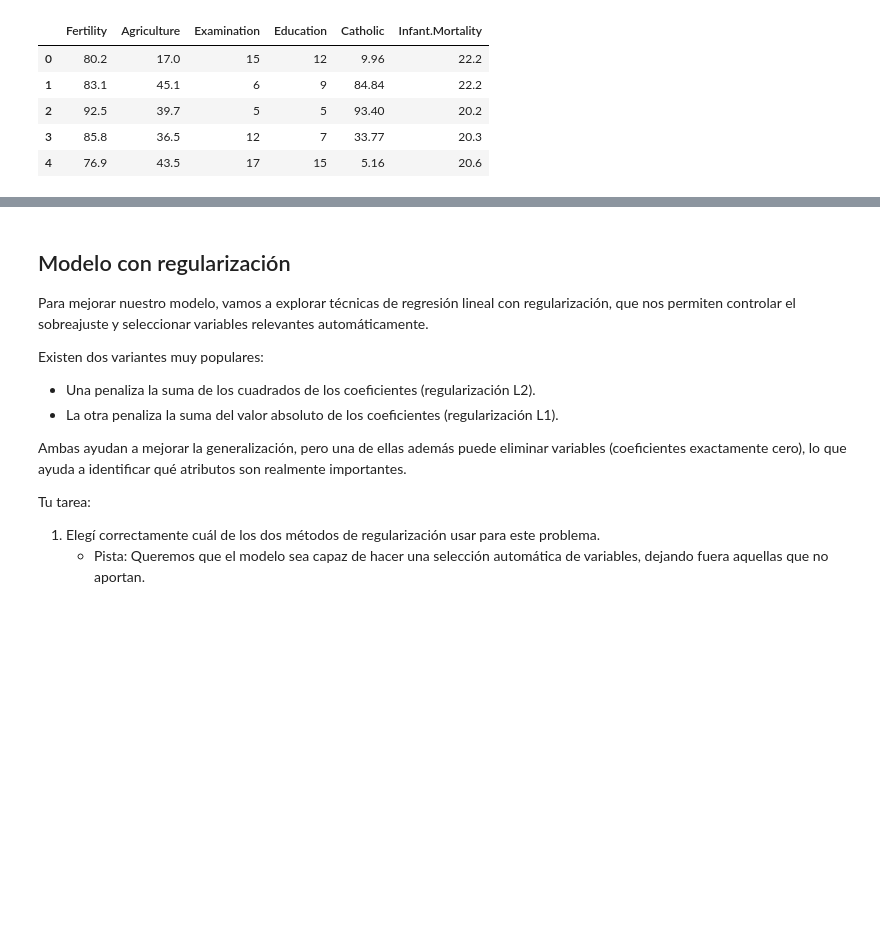
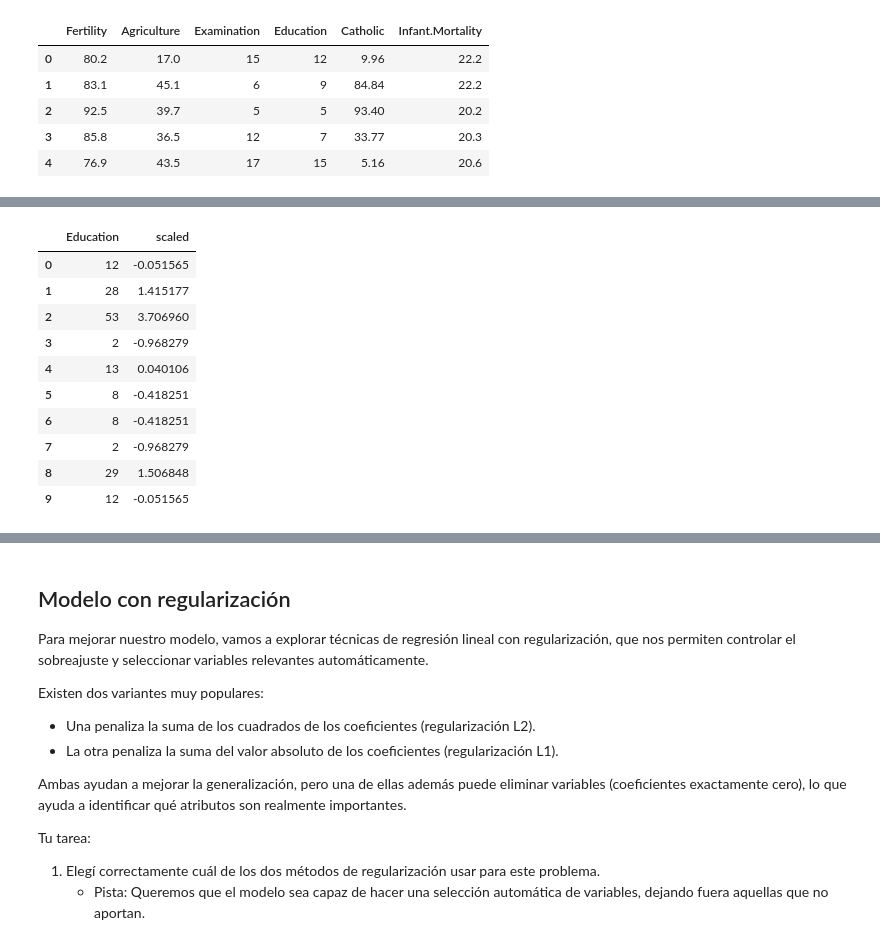
Before and after one commit to AlejoCNYT/intro_ia, a Jupyter notebook: clase5/exercise/swiss_reg.ipynb, the cells around one changed output, grey strips where cells are left out. Saved outputs shown, nothing was run; the diff lists cells and outputs as text; code cells hidden in the pictures; blank space fills up the shorter version.

```diff
--- a/clase5/exercise/swiss_reg.ipynb
+++ b/clase5/exercise/swiss_reg.ipynb
@@ -199,0 +201,3 @@ plt.show()
+# %%
+X = df.drop(columns='Examination')
+y = df["Examination"]
@@ -210,0 +238,16 @@ plt.show()
+# %%
+r_d_spend = pd.concat([r_d_spend.reset_index(drop=True),
+    pd.DataFrame({"scaled": r_d_spend_scaled.squeeze()})], axis=1)
+r_d_spend.head(10)
+# %% [output]
+|  | Education | scaled |
+| 0 | 12 | -0.051565 |
+| 1 | 28 | 1.415177 |
+| 2 | 53 | 3.706960 |
+| 3 | 2 | -0.968279 |
+| 4 | 13 | 0.040106 |
+| 5 | 8 | -0.418251 |
+| 6 | 8 | -0.418251 |
+| 7 | 2 | -0.968279 |
+| 8 | 29 | 1.506848 |
+| 9 | 12 | -0.051565 |
```
Also changed, not shown: parts of 21 cells of this notebook.
